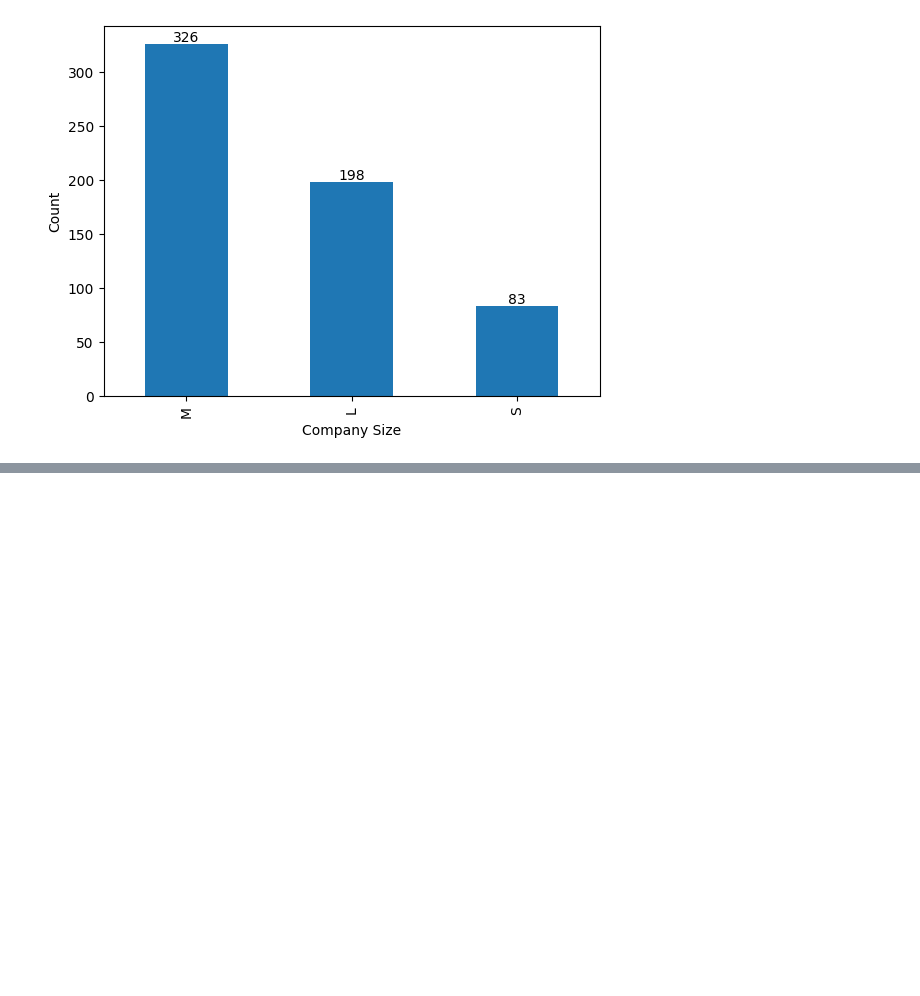
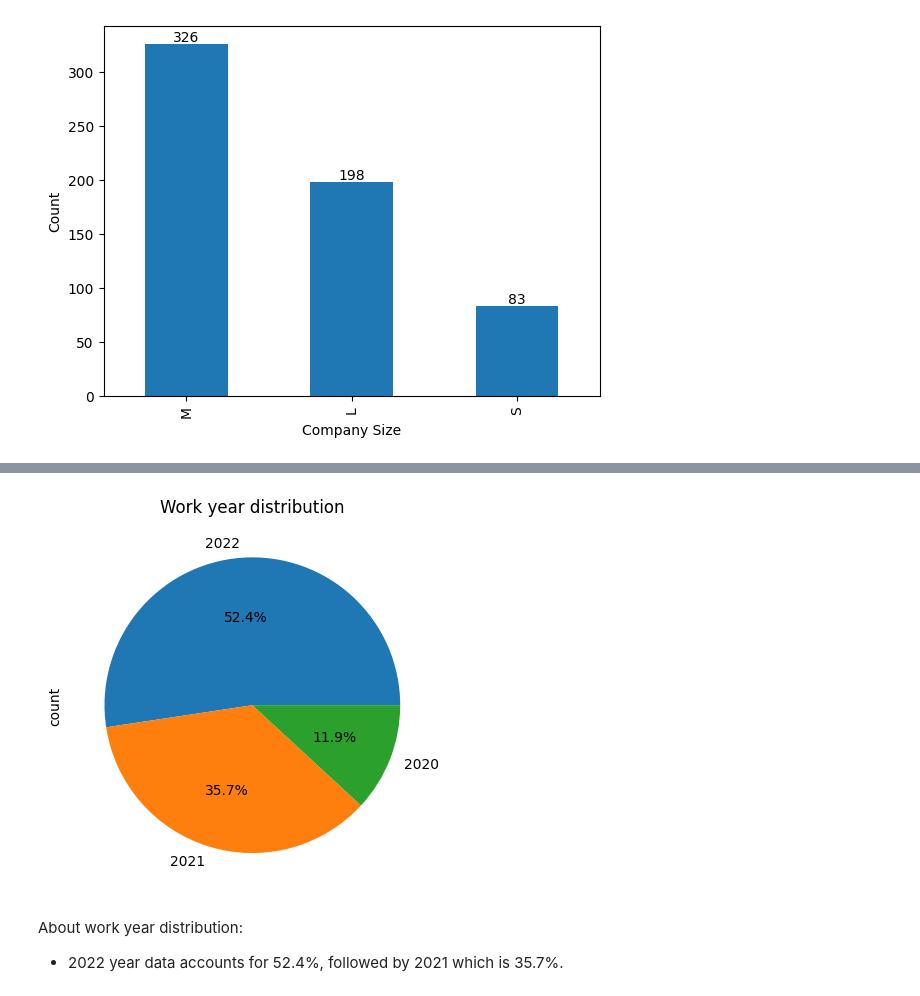
Before and after one commit to NacuAndrei/DataScience-JobSalaries, a Jupyter notebook: DataScienceSalaries.ipynb, the cells around one changed output, grey strips where cells are left out. Cells and saved outputs as stored; diff of their text form; code cells hidden in the pictures; blank space fills up the shorter version.

Commit message:
Explored work_year_distribution

```diff
--- a/DataScienceSalaries.ipynb
+++ b/DataScienceSalaries.ipynb
@@ -278,0 +284,12 @@ About company sizes:
+# %%
+work_year_distribution = df['work_year'].value_counts()
+work_year_percentages = work_year_distribution / df.shape[0] * 100
+
+work_year_percentages.plot.pie(autopct='%1.1f%%')
+plt.title('Work year distribution')
+plt.show()
+# %% [output]
+[figure, added]
+# %% [markdown]
+About work year distribution:
+- 2022 year data accounts for 52.4%, followed by 2021 which is 35.7%.
```
Also changed, not shown: parts of 5 cells of this notebook.
